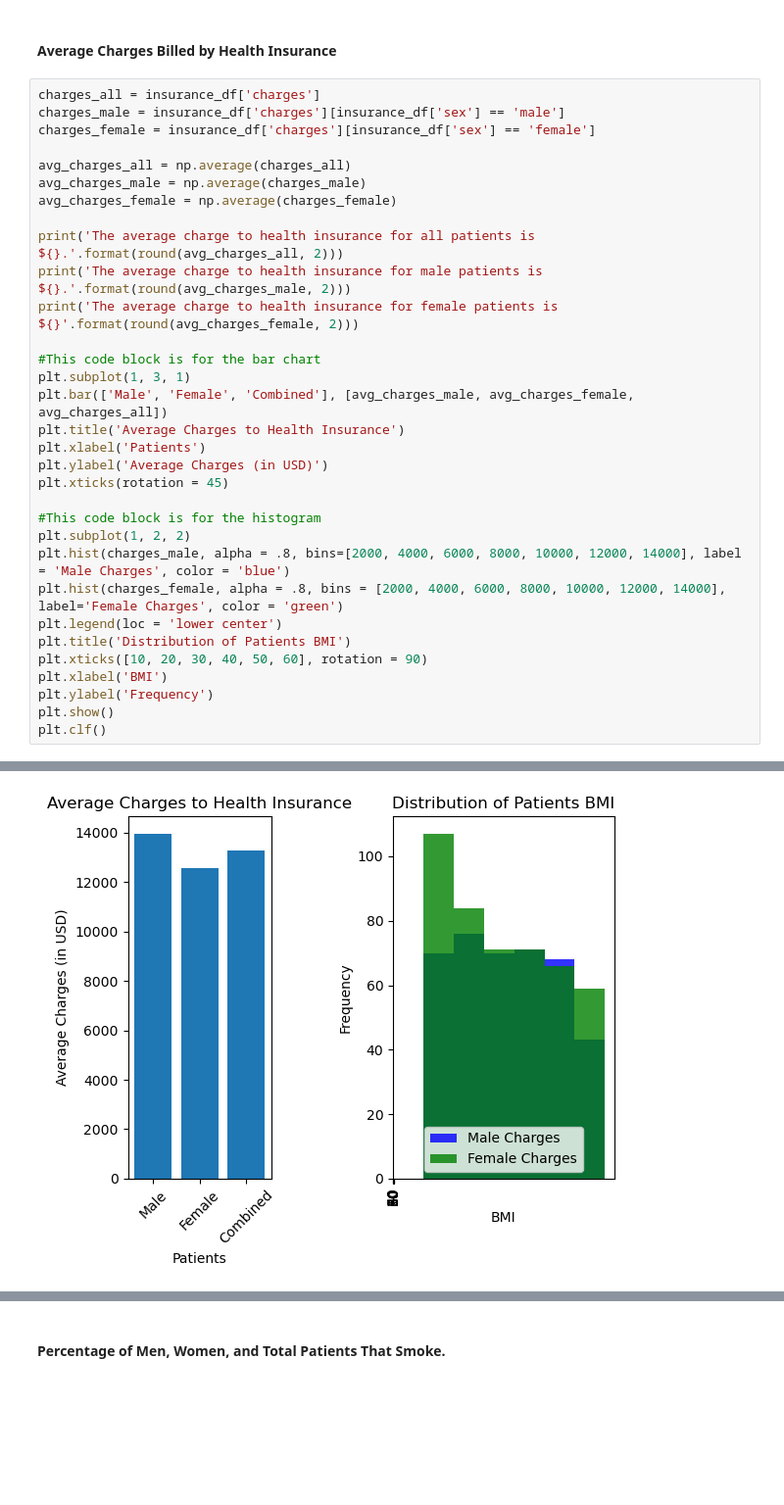
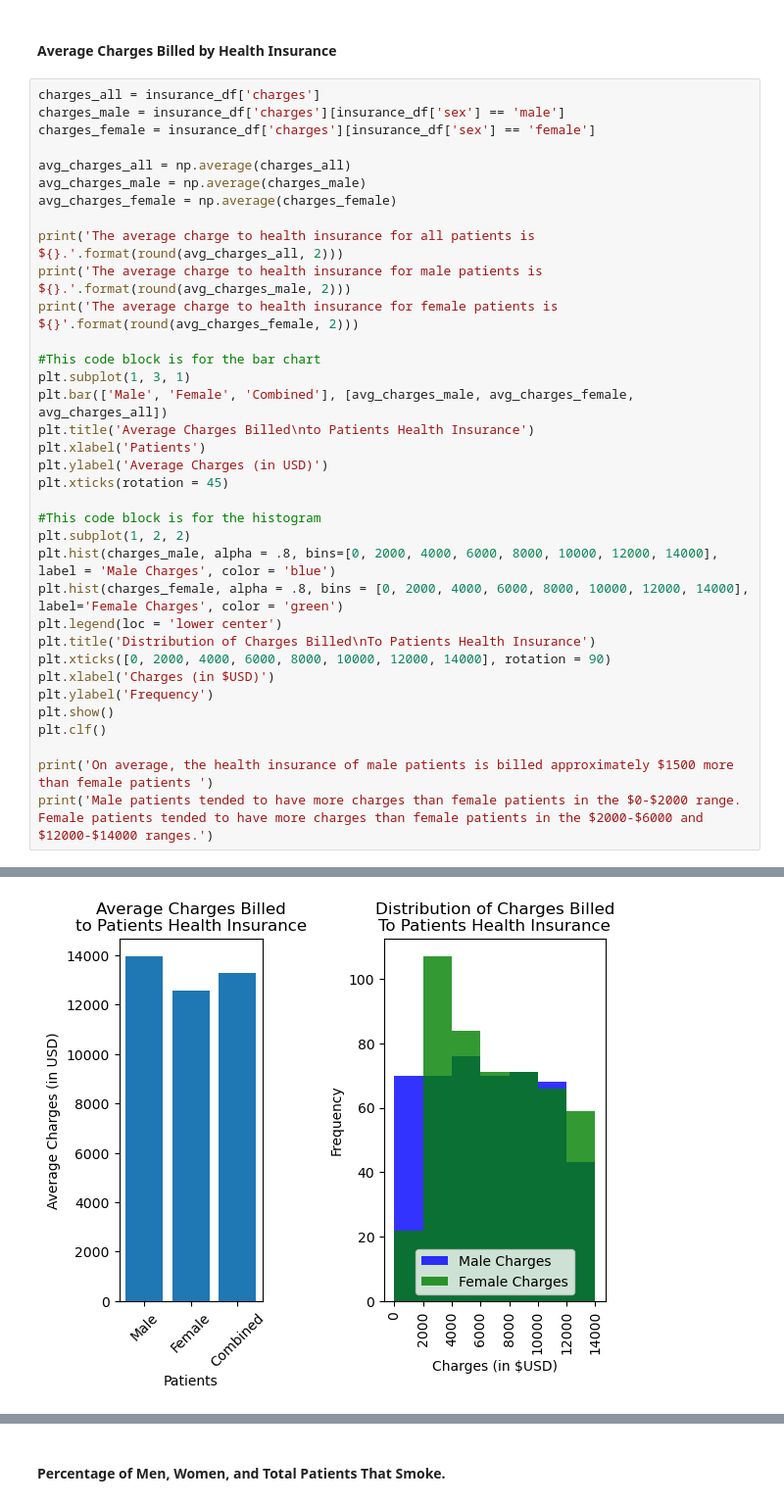
Before and after one commit to s505429/US-Medical-Insurance, a Jupyter notebook: us-medical-insurance-costs.ipynb, the cells around one changed output, grey strips where cells are left out. Shown at 98% size. Saved outputs shown, nothing was run; the diff lists cells and outputs as text; blank space fills up the shorter version.

```diff
--- a/us-medical-insurance-costs.ipynb
+++ b/us-medical-insurance-costs.ipynb
@@ -281,37 +294,40 @@ The average number of children for female patients that are parents is 1.91.
 # %%
 charges_all = insurance_df['charges']
 charges_male = insurance_df['charges'][insurance_df['sex'] == 'male']
 charges_female = insurance_df['charges'][insurance_df['sex'] == 'female']
 
 avg_charges_all = np.average(charges_all)
 avg_charges_male = np.average(charges_male)
 avg_charges_female = np.average(charges_female)
 
 print('The average charge to health insurance for all patients is ${}.'.format(round(avg_charges_all, 2)))
 print('The average charge to health insurance for male patients is ${}.'.format(round(avg_charges_male, 2)))
 print('The average charge to health insurance for female patients is ${}'.format(round(avg_charges_female, 2)))
 
 #This code block is for the bar chart
 plt.subplot(1, 3, 1)
 plt.bar(['Male', 'Female', 'Combined'], [avg_charges_male, avg_charges_female, avg_charges_all])
-plt.title('Average Charges to Health Insurance')
+plt.title('Average Charges Billed\nto Patients Health Insurance')
 plt.xlabel('Patients')
 plt.ylabel('Average Charges (in USD)')
 plt.xticks(rotation = 45)
 
 #This code block is for the histogram
 plt.subplot(1, 2, 2)
-plt.hist(charges_male, alpha = .8, bins=[2000, 4000, 6000, 8000, 10000, 12000, 14000], label = 'Male Charges', color = 'blue')
-plt.hist(charges_female, alpha = .8, bins = [2000, 4000, 6000, 8000, 10000, 12000, 14000], label='Female Charges', color = 'green')
+plt.hist(charges_male, alpha = .8, bins=[0, 2000, 4000, 6000, 8000, 10000, 12000, 14000], label = 'Male Charges', color = 'blue')
+plt.hist(charges_female, alpha = .8, bins = [0, 2000, 4000, 6000, 8000, 10000, 12000, 14000], label='Female Charges', color = 'green')
 plt.legend(loc = 'lower center')
-plt.title('Distribution of Patients BMI')
-plt.xticks([10, 20, 30, 40, 50, 60], rotation = 90)
-plt.xlabel('BMI')
+plt.title('Distribution of Charges Billed\nTo Patients Health Insurance')
+plt.xticks([0, 2000, 4000, 6000, 8000, 10000, 12000, 14000], rotation = 90)
+plt.xlabel('Charges (in $USD)')
 plt.ylabel('Frequency')
 plt.show()
 plt.clf()
+
+print('On average, the health insurance of male patients is billed approximately $1500 more than female patients ')
+print('Male patients tended to have more charges than female patients in the $0-$2000 range. Female patients tended to have more charges than female patients in the $2000-$6000 and $12000-$14000 ranges.')
 # %% [output]
 The average charge to health insurance for all patients is $13270.42.
 The average charge to health insurance for male patients is $13956.75.
 The average charge to health insurance for female patients is $12569.58
-[figure, old version]
+[figure, new version]
```
Also changed, not shown: parts of 5 cells of this notebook.
